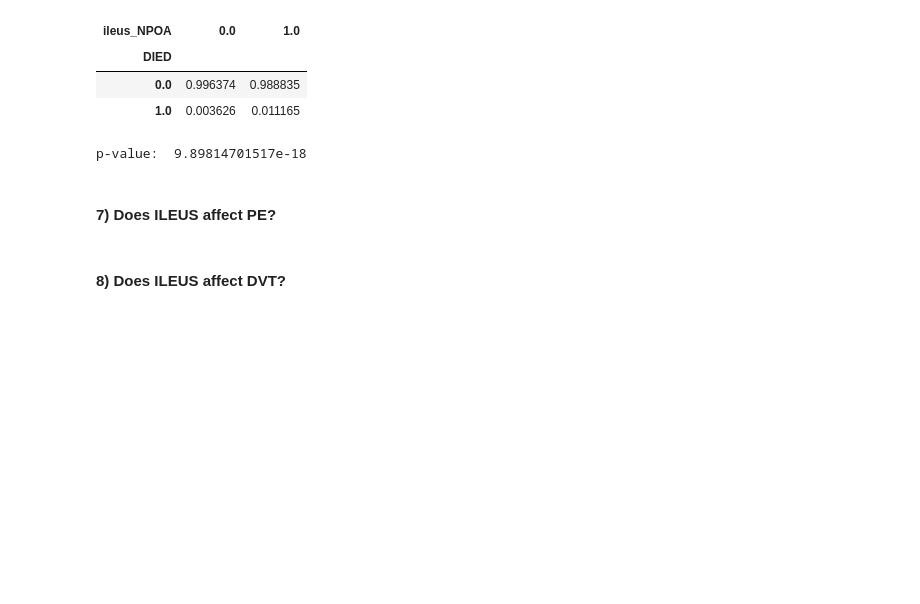
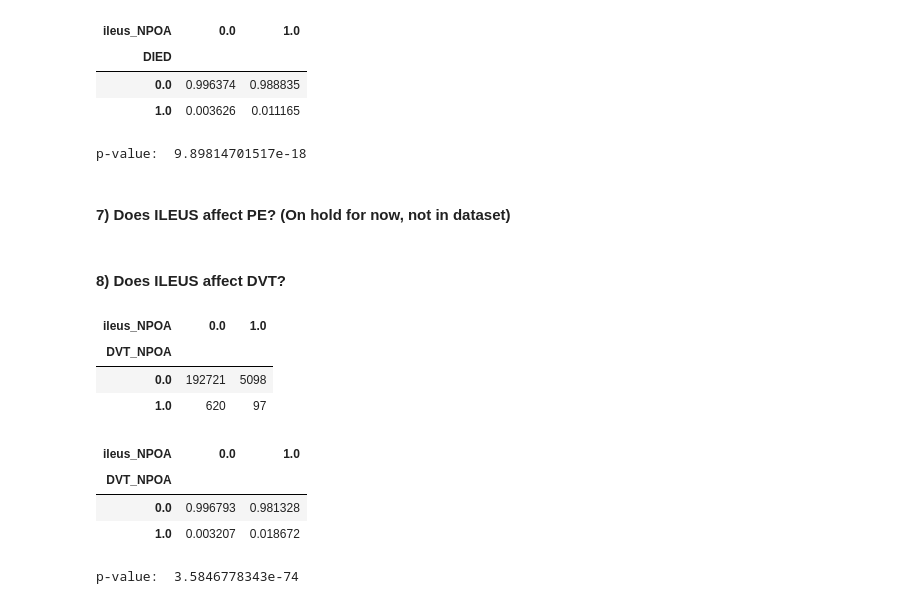
Before and after one commit to vionawu902/Loyola-ILEUS-Analysis, a Jupyter notebook: Analysis.ipynb, the cells around one changed output. Drawn from its saved outputs; the diff is of its cells as text; code cells hidden in the pictures; blank space fills up the shorter version.

```diff
--- a/Analysis.ipynb
+++ b/Analysis.ipynb
@@ -253,6 +291,28 @@ p-value:  9.89814701517e-18
 # %%
 # t-test:
 # %% [markdown]
-#### 7) Does ILEUS affect PE?
+#### 7) Does ILEUS affect PE? (On hold for now, not in dataset)
 # %% [markdown]
 #### 8) Does ILEUS affect DVT?
+# %%
+ct_dvt = pd.crosstab(CAData.DVT_NPOA, CAData.ileus_NPOA); ct_dvt
+# %% [output]
+| ileus_NPOA | 0.0 | 1.0 |
+| DVT_NPOA |  |  |
+| 0.0 | 192721 | 5098 |
+| 1.0 | 620 | 97 |
+# %%
+#Look at proportions: did people who developed ileuses also develop DVT?
+ct_dvt.apply(lambda x: x/x.sum(), 0)
+# %% [output]
+| ileus_NPOA | 0.0 | 1.0 |
+| DVT_NPOA |  |  |
+| 0.0 | 0.996793 | 0.981328 |
+| 1.0 | 0.003207 | 0.018672 |
+# %%
+#Is this significant?
+p_val = stats.chi2_contingency(ct_dvt)[1]
+print "p-value: ", p_val #The p-value indicates the difference is significant.
+#DVT is rare in both cases, though
+# %% [output]
+p-value:  3.5846778343e-74
```
Also changed, not shown: parts of 25 cells of this notebook.
